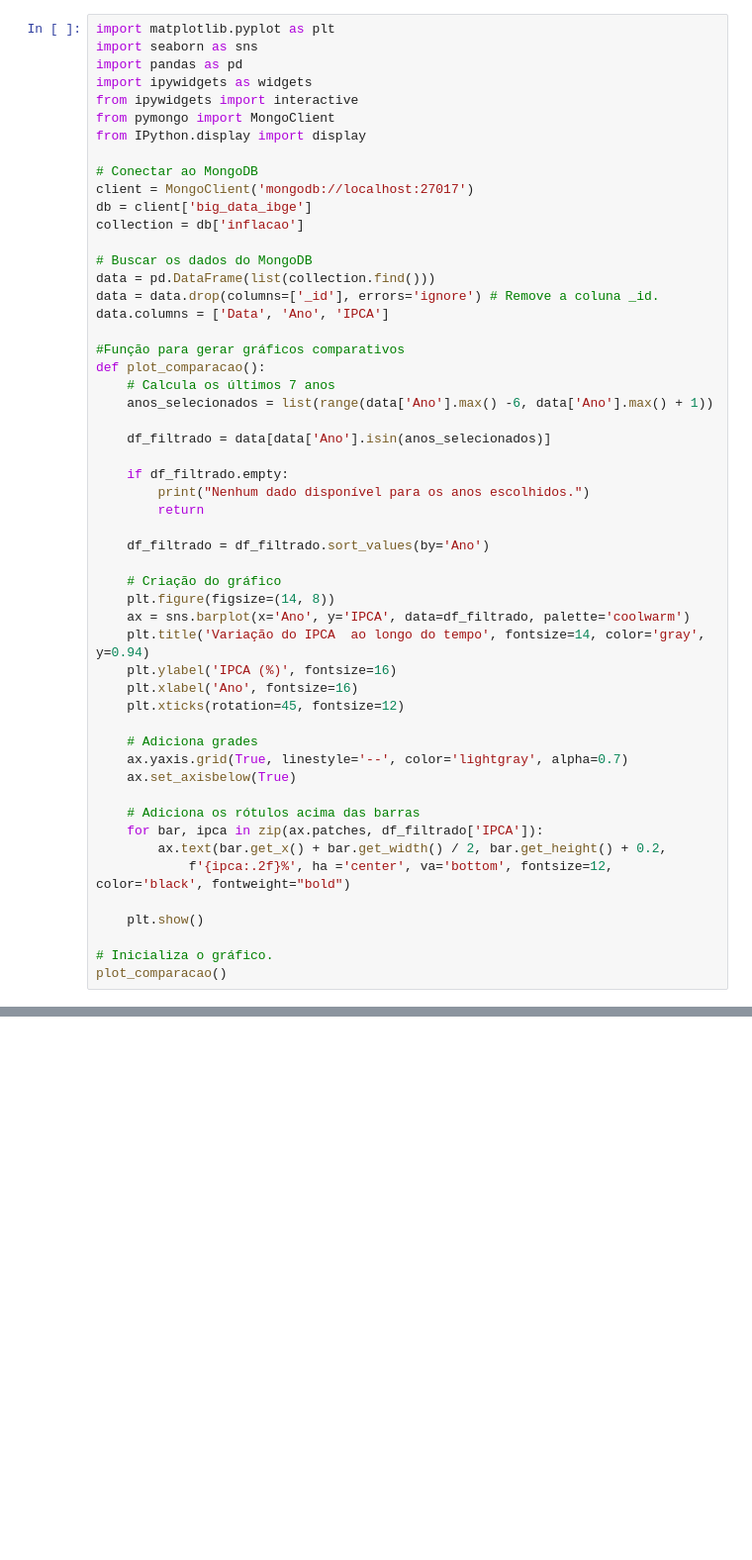
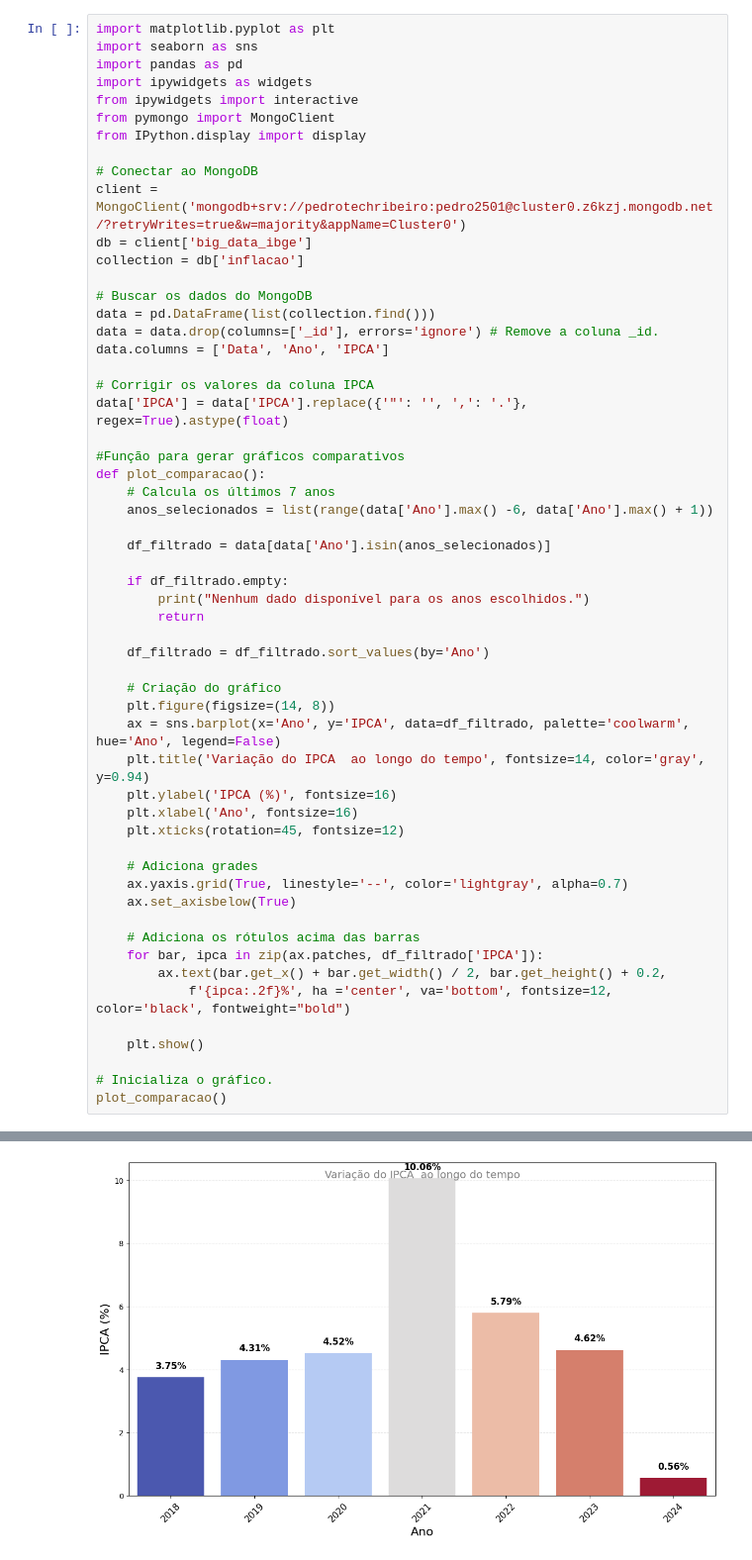
Before and after one commit to Pedro-blip-Ribeiro/IPCA_BigData, a Jupyter notebook: graficosprojeto.ipynb, the cells around one changed output, grey strips where cells are left out. Shown: that part at 99% size. Drawn from its saved outputs; the diff is of its cells as text; blank space fills up the shorter version.

```diff
--- a/graficosprojeto.ipynb
+++ b/graficosprojeto.ipynb
@@ -8,7 +8,7 @@ from pymongo import MongoClient
 from IPython.display import display
 
 # Conectar ao MongoDB
-client = MongoClient('mongodb://localhost:27017')
+client = MongoClient('mongodb+srv://pedrotechribeiro:pedro2501@cluster0.z6kzj.mongodb.net/?retryWrites=true&w=majority&appName=Cluster0')
 db = client['big_data_ibge']
 collection = db['inflacao']
 
@@ -16,6 +16,9 @@ collection = db['inflacao']
 data = pd.DataFrame(list(collection.find()))
 data = data.drop(columns=['_id'], errors='ignore') # Remove a coluna _id.
 data.columns = ['Data', 'Ano', 'IPCA']
+
+# Corrigir os valores da coluna IPCA
+data['IPCA'] = data['IPCA'].replace({'"': '', ',': '.'}, regex=True).astype(float)
 
 #Função para gerar gráficos comparativos
 def plot_comparacao():
@@ -32,7 +35,7 @@ def plot_comparacao():
 
     # Criação do gráfico
     plt.figure(figsize=(14, 8))
-    ax = sns.barplot(x='Ano', y='IPCA', data=df_filtrado, palette='coolwarm')
+    ax = sns.barplot(x='Ano', y='IPCA', data=df_filtrado, palette='coolwarm', hue='Ano', legend=False)
     plt.title('Variação do IPCA  ao longo do tempo', fontsize=14, color='gray', y=0.94)
     plt.ylabel('IPCA (%)', fontsize=16)
     plt.xlabel('Ano', fontsize=16)
@@ -55,0 +73 @@ ServerSelectionTimeoutError: localhost:27017: [WinError 10061] Nenhuma conexão
+[figure, added]
```
Also changed, not shown: parts of 1 cell of this notebook, 1 other file.
